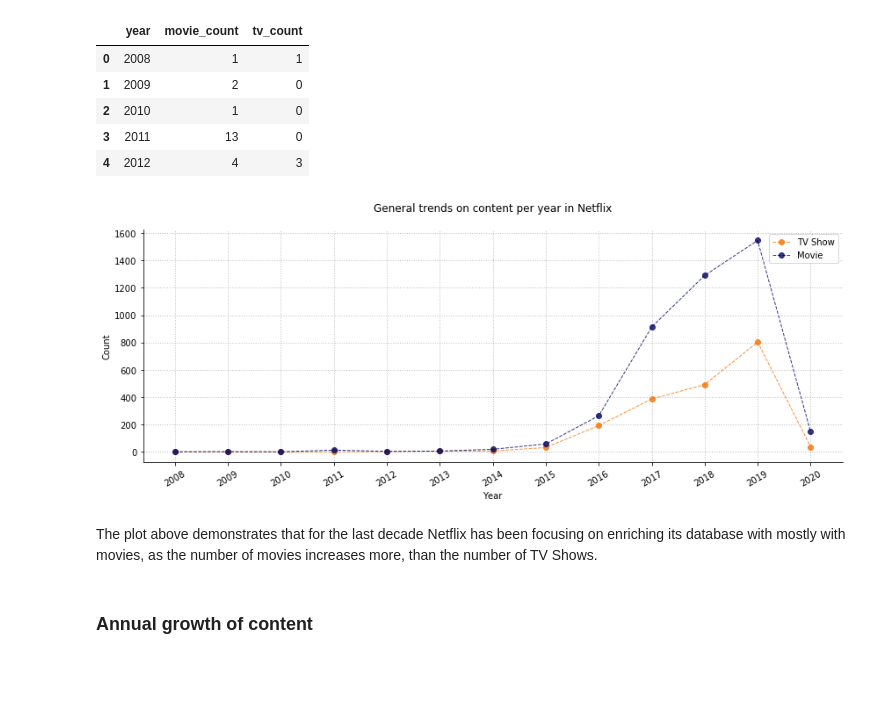
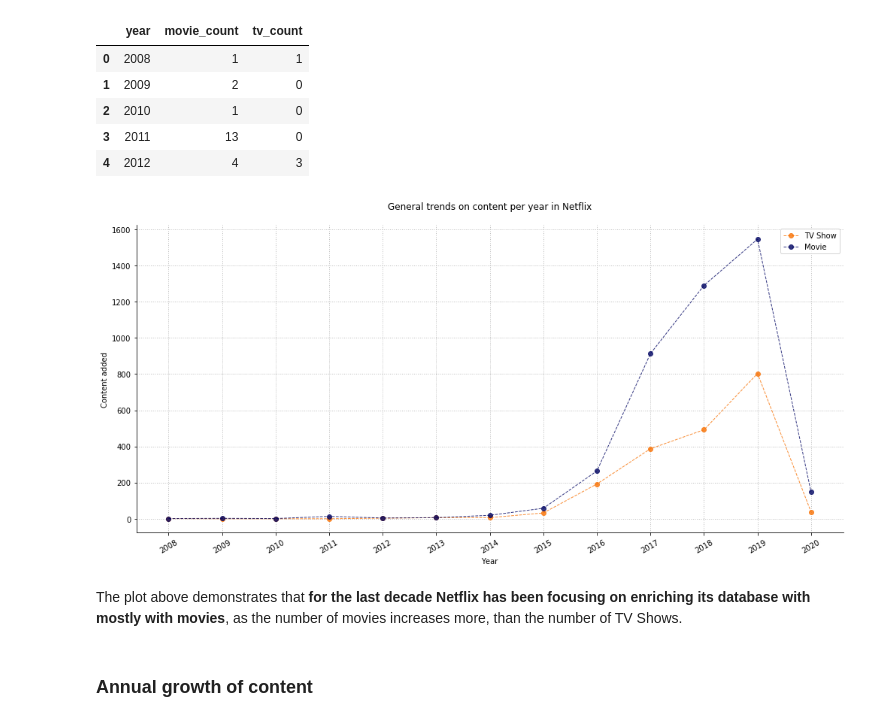
Before and after one commit to integra-dev/ml-practice, a Jupyter notebook: netflix/netflix_processing.ipynb, the cells around one changed output. Drawn from its saved outputs; the diff is of its cells as text; code cells hidden in the pictures; blank space fills up the shorter version.

```diff
--- a/netflix/netflix_processing.ipynb
+++ b/netflix/netflix_processing.ipynb
@@ -76,7 +76,7 @@ plt.show()
 trends_df = pd.DataFrame()
 
 # show statistics for the 30 years
-trends_df['year'] = np.sort(nt_df[nt_df.date_added.dt.year >= 2000].date_added.dt.year.unique())
+trends_df['year'] = np.sort(nt_df[nt_df.date_added.dt.year >= 1990].date_added.dt.year.unique())
 movie_count = []
 tv_count = []
 
@@ -95,29 +95,29 @@ trends_df.head()
 | 3 | 2011 | 13 | 0 |
 | 4 | 2012 | 4 | 3 |
 # %%
-plt.figure(figsize=(12, 5))
+plt.figure(figsize=(14, 7))
 plt.gca().spines['top'].set_visible(False)
 plt.gca().spines['right'].set_visible(False)
 
 plt.gca().set_xlabel('Year')
-plt.gca().set_ylabel('Count')
+plt.gca().set_ylabel('Content added')
 plt.xticks(np.arange(trends_df['year'].min(), trends_df['year'].max()+1, step=1), rotation=30)
 plt.grid(b=True, color='gray', alpha=0.5, linestyle='dotted', linewidth=1)
 
 plt.plot(trends_df['year'], trends_df['tv_count'], label="TV Show", color='xkcd:orange', ls='--',
          alpha=0.8, marker='o', linewidth=1)
 plt.plot(trends_df['year'], trends_df['movie_count'], label="Movie", color='xkcd:darkblue', ls='--',
          alpha=0.8, marker='o', linewidth=1)
 
 plt.title('General trends on content per year in Netflix\n')
 plt.legend()
 plt.tight_layout()
 
 plt.show()
 # %% [output]
-[figure, old version]
+[figure, new version]
 # %% [markdown]
-The plot above demonstrates that for the last decade Netflix has been focusing on enriching its database with mostly with movies, as the number of movies increases more, than the number of TV Shows.
+The plot above demonstrates that **for the last decade Netflix has been focusing on enriching its database with mostly with movies**, as the number of movies increases more, than the number of TV Shows.
 # %% [markdown]
 ### Annual growth of content
 # %% [markdown]
```
Also changed, not shown: parts of 45 cells of this notebook.
